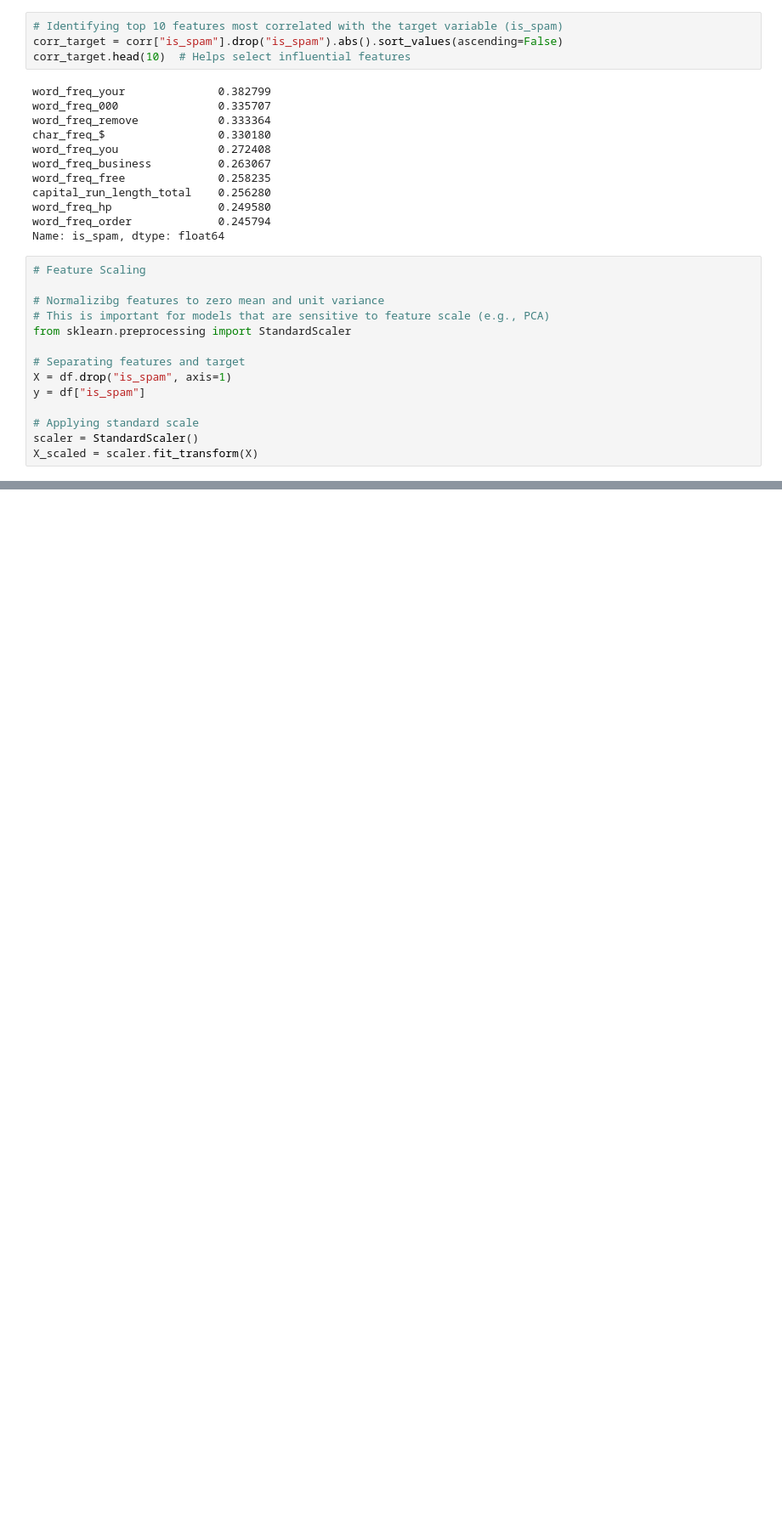
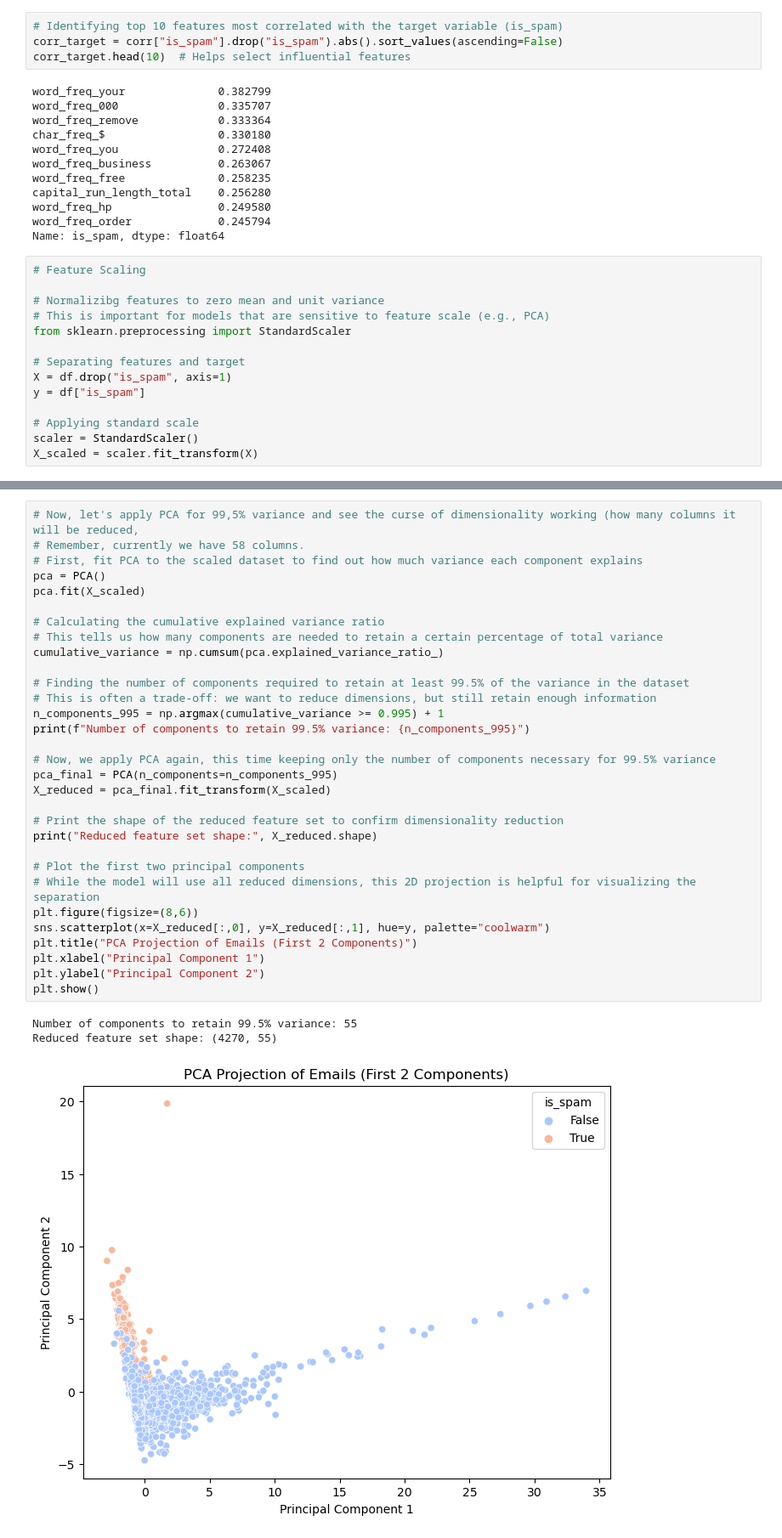
Before and after one commit to eriton2023457/CA_Alessandro, a Jupyter notebook: 2025241_CA_DataPrep_HDip.ipynb, the cells around one changed output, grey strips where cells are left out. Shown at 85% size. Saved outputs shown, nothing was run; the diff lists cells and outputs as text; blank space fills up the shorter version.

```diff
--- a/2025241_CA_DataPrep_HDip.ipynb
+++ b/2025241_CA_DataPrep_HDip.ipynb
@@ -193,0 +215,35 @@ X_scaled = scaler.fit_transform(X)
+# %%
+# Now, let's apply PCA for 99,5% variance and see the curse of dimensionality working (how many columns it will be reduced,
+# Remember, currently we have 58 columns.
+# First, fit PCA to the scaled dataset to find out how much variance each component explains
+pca = PCA()
+pca.fit(X_scaled)
+
+# Calculating the cumulative explained variance ratio
+# This tells us how many components are needed to retain a certain percentage of total variance
+cumulative_variance = np.cumsum(pca.explained_variance_ratio_)
+
+# Finding the number of components required to retain at least 99.5% of the variance in the dataset
+# This is often a trade-off: we want to reduce dimensions, but still retain enough information
+n_components_995 = np.argmax(cumulative_variance >= 0.995) + 1
+print(f"Number of components to retain 99.5% variance: {n_components_995}")
+
+# Now, we apply PCA again, this time keeping only the number of components necessary for 99.5% variance
+pca_final = PCA(n_components=n_components_995)
+X_reduced = pca_final.fit_transform(X_scaled)
+
+# Print the shape of the reduced feature set to confirm dimensionality reduction
+print("Reduced feature set shape:", X_reduced.shape)
+
+# Plot the first two principal components
+# While the model will use all reduced dimensions, this 2D projection is helpful for visualizing the separation
+plt.figure(figsize=(8,6))
+sns.scatterplot(x=X_reduced[:,0], y=X_reduced[:,1], hue=y, palette="coolwarm")
+plt.title("PCA Projection of Emails (First 2 Components)")
+plt.xlabel("Principal Component 1")
+plt.ylabel("Principal Component 2")
+plt.show()
+# %% [output]
+Number of components to retain 99.5% variance: 55
+Reduced feature set shape: (4270, 55)
+[figure, added]
```
Also changed, not shown: parts of 1 cell of this notebook.
